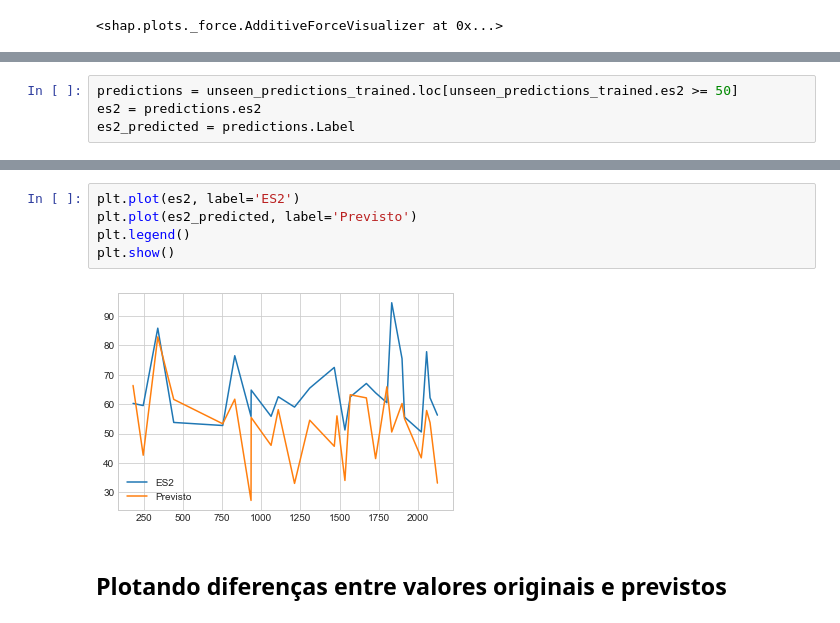
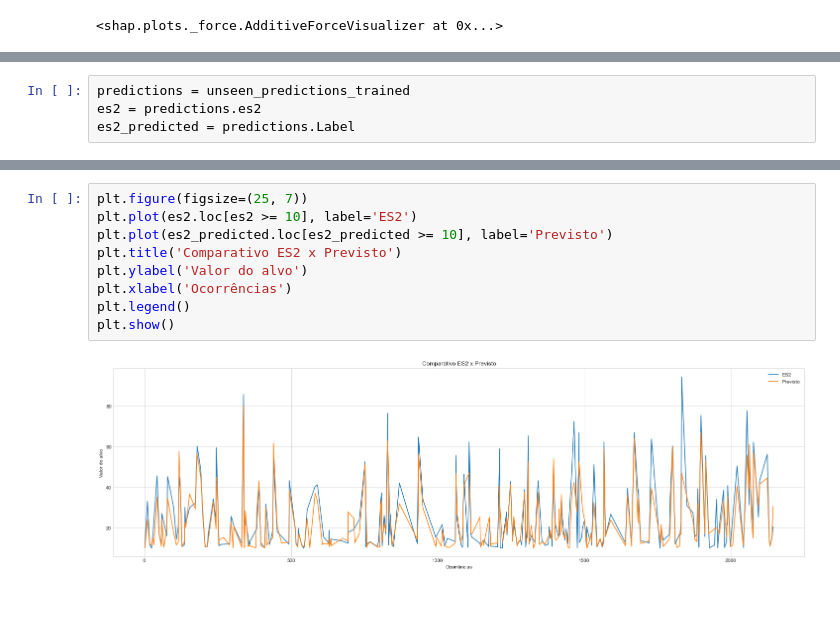
Before and after one commit to edsonpiresnunes/Euroscore, a Jupyter notebook: Euroscore.ipynb, the cells around one changed output, grey strips where cells are left out. Cells and saved outputs as stored; diff of their text form.

```diff
--- a/Euroscore.ipynb
+++ b/Euroscore.ipynb
@@ -345,6 +608,6 @@ unseen_predictions_trained = pd.read_csv("data\processed\predictions_trained.csv
 ## Carregando dados de validação
 # %%
-predictions = unseen_predictions_trained.loc[unseen_predictions_trained.es2 >= 50]
+predictions = unseen_predictions_trained
 es2 = predictions.es2
 es2_predicted = predictions.Label
 # %% [markdown]
@@ -367,9 +635,11 @@ Plotando previsto e original para os 26 valores que tiveram Euroscore originalme
 # %%
-plt.plot(es2, label='ES2')
-plt.plot(es2_predicted, label='Previsto')
+plt.figure(figsize=(25, 7))
+plt.plot(es2.loc[es2 >= 10], label='ES2')
+plt.plot(es2_predicted.loc[es2_predicted >= 10], label='Previsto')
+plt.title('Comparativo ES2 x Previsto')
+plt.ylabel('Valor do alvo')
+plt.xlabel('Ocorrências')
 plt.legend()
 plt.show()
 # %% [output]
-[figure, old version]
+[figure, new version]
-# %% [markdown]
-## Plotando diferenças entre valores originais e previstos
```
Also changed, not shown: parts of 63 cells of this notebook.
